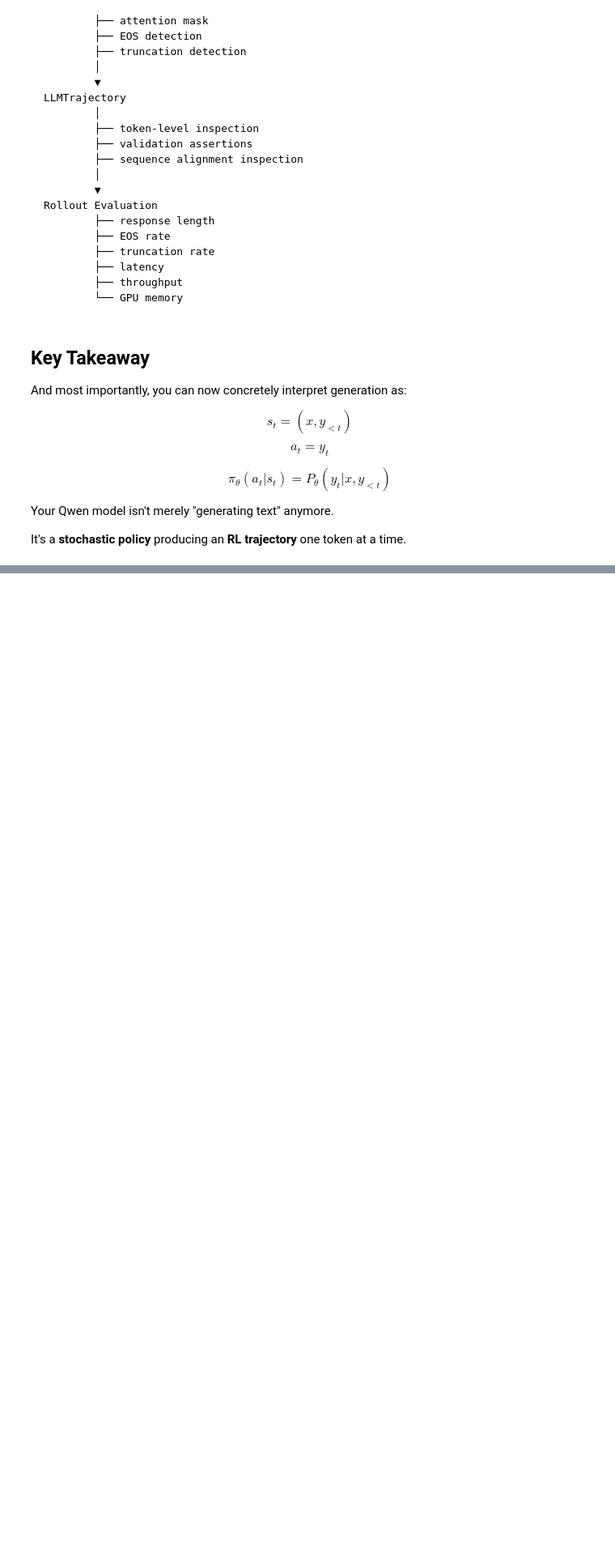
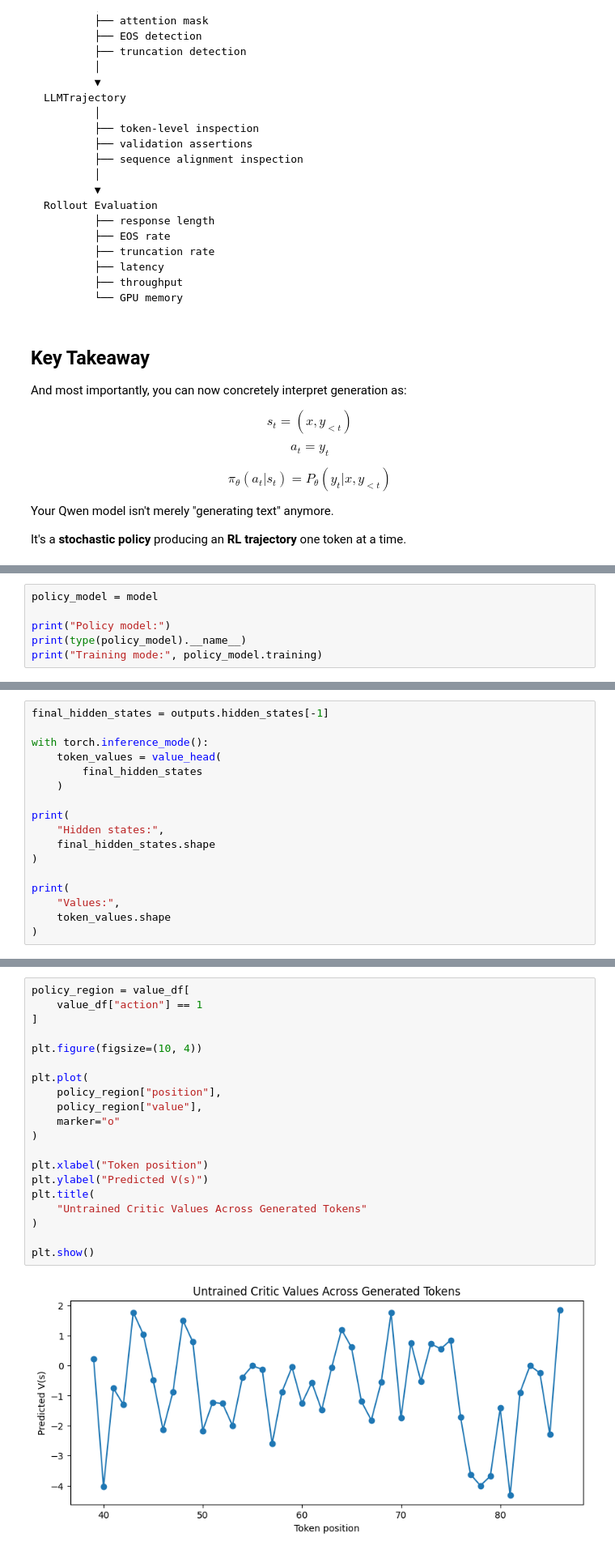
Before and after one commit to ujwal-s-r/Reinforcement-learning, a Jupyter notebook: RL_LLM/0_what_is_RL/6_1_llm_ppo.ipynb, the cells around one changed output, grey strips where cells are left out. Shown at 81% size. Cells and saved outputs as stored; diff of their text form; blank space fills up the shorter version.

```diff
--- a/RL_LLM/0_what_is_RL/6_1_llm_ppo.ipynb
+++ b/RL_LLM/0_what_is_RL/6_1_llm_ppo.ipynb
@@ -1658,0 +1852,6 @@ It's a **stochastic policy** producing an **RL trajectory** one token at a time.
+# %%
+policy_model = model
+
+print("Policy model:")
+print(type(policy_model).__name__)
+print("Training mode:", policy_model.training)
@@ -1658,0 +2114,17 @@ It's a **stochastic policy** producing an **RL trajectory** one token at a time.
+# %%
+final_hidden_states = outputs.hidden_states[-1]
+
+with torch.inference_mode():
+    token_values = value_head(
+        final_hidden_states
+    )
+
+print(
+    "Hidden states:",
+    final_hidden_states.shape
+)
+
+print(
+    "Values:",
+    token_values.shape
+)
@@ -1658,0 +2184,22 @@ It's a **stochastic policy** producing an **RL trajectory** one token at a time.
+# %%
+policy_region = value_df[
+    value_df["action"] == 1
+]
+
+plt.figure(figsize=(10, 4))
+
+plt.plot(
+    policy_region["position"],
+    policy_region["value"],
+    marker="o"
+)
+
+plt.xlabel("Token position")
+plt.ylabel("Predicted V(s)")
+plt.title(
+    "Untrained Critic Values Across Generated Tokens"
+)
+
+plt.show()
+# %% [output]
+[figure, added]
```
Also changed, not shown: parts of 37 cells of this notebook.
